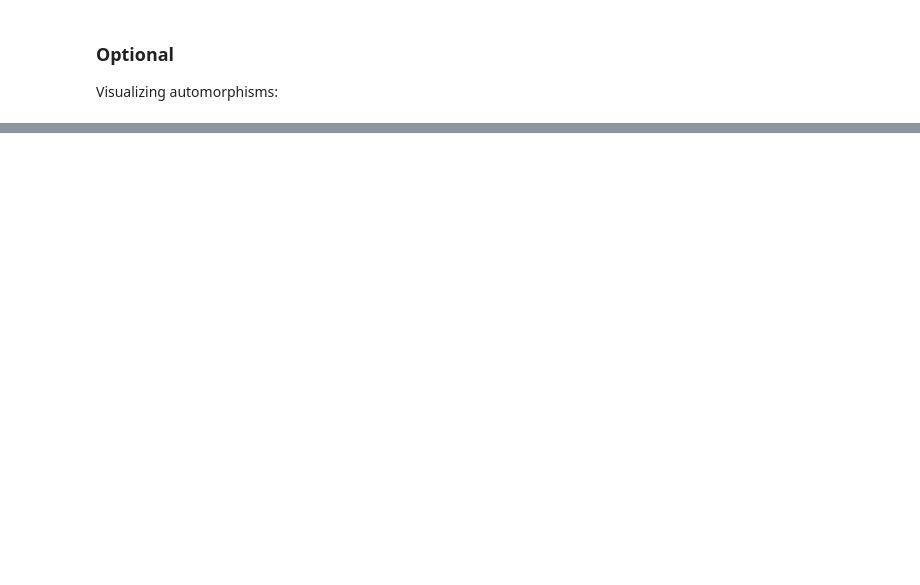
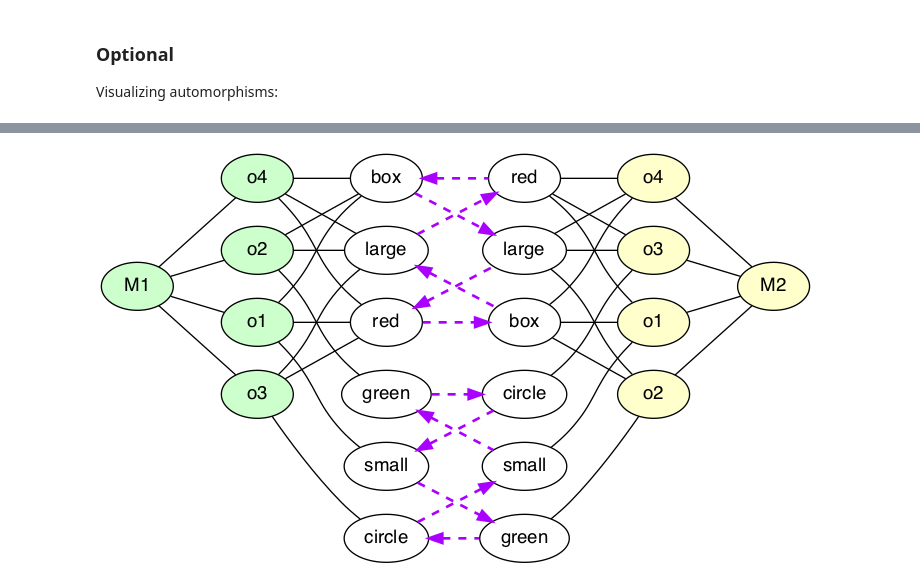
Before and after one commit to idaks/WODB, a Jupyter notebook: automorphisms/Automorphism Exps.ipynb, the cells around one changed output, grey strips where cells are left out. Saved outputs shown, nothing was run; the diff lists cells and outputs as text; code cells hidden in the pictures; blank space fills up the shorter version.

Commit message:
modified nb to use pl files and added euler style automorphism viz

```diff
--- a/automorphisms/Automorphism Exps.ipynb
+++ b/automorphisms/Automorphism Exps.ipynb
@@ -116,0 +76,41 @@ draw(PWEVisualization.graphviz_from_meta_data(pw_slicer(ex1['pw_rel_dfs'], None,
+# %%
+def automorphism_viz(pw_rel_dfs):
+    g = nx.DiGraph()
+    g.graph['rankdir'] = 'LR'
+    g.add_node('M1', shape='oval', style="filled", fillcolor="#CCFFCC", fontname="Helvetica")
+    g.add_node('M2', shape='oval', style="filled", fillcolor="#FFFFCC", fontname="Helvetica")
+    fids = set([])
+
+    for i, row in pw_rel_dfs['prop_2'].iterrows():
+        fid, val = row['x1'], row['x2']
+        g.add_node(f'{fid}_1', label=fid, shape='oval', style="filled", fillcolor="#CCFFCC", fontname="Helvetica")
+        g.add_node(f'{val}_1', label=val, shape='oval', fontname="Helvetica")
+        g.add_node(f'{fid}_2', label=fid, shape='oval', style="filled", fillcolor="#FFFFCC", fontname="Helvetica")
+        g.add_node(f'{val}_2', label=val, shape='oval', fontname="Helvetica")
+        g.add_edge('M1', f'{fid}_1', dir='none', constraint="true", penwidth="1")
+        g.add_edge(f'{fid}_2', 'M2', dir='none', constraint="true", penwidth="1")
+        g.add_edge(f'{fid}_1', f'{val}_1', dir='none', constraint="true")
+        g.add_edge(f'{val}_2', f'{fid}_2', dir='none', constraint="true")
+        fids.add(fid)
+
+    for i, row in pw_rel_dfs['m_2'].iterrows():
+        v1, v2 = row['x1'], row['x2']
+        if isinstance(v1, list) or isinstance(v2, list):
+            continue
+        if v1 in fids:
+            continue
+        if (f'{v2}_1', f'{v1}_2') in g.edges or v1 == v2:
+            g.add_edge(f'{v1}_1', f'{v2}_2', style="dashed", color="#AA00FF", constraint="true", penwidth="2", dir='both')
+            g.add_edge(f'{v2}_1', f'{v1}_2', style="dashed", color="#AA00FF", constraint="true", penwidth="2", dir='both')
+        else:
+            g.add_edge(f'{v1}_1', f'{v2}_2', style="dashed", color="#AA00FF", constraint="true", penwidth="2")
+            g.add_edge(f'{v2}_1', f'{v1}_2', style="dashed", color="#AA00FF", constraint="true", penwidth="2", dir='back')
+
+    return g
+# %%
+ex = ex5
+pw_id = 2
+pw_rel_dfs = pw_slicer(ex['pw_rel_dfs'], None, [pw_id])[0]
+draw(automorphism_viz(pw_rel_dfs))
+# %% [output]
+[figure, added]
```
Also changed, not shown: parts of 17 cells of this notebook, 1 other file.
